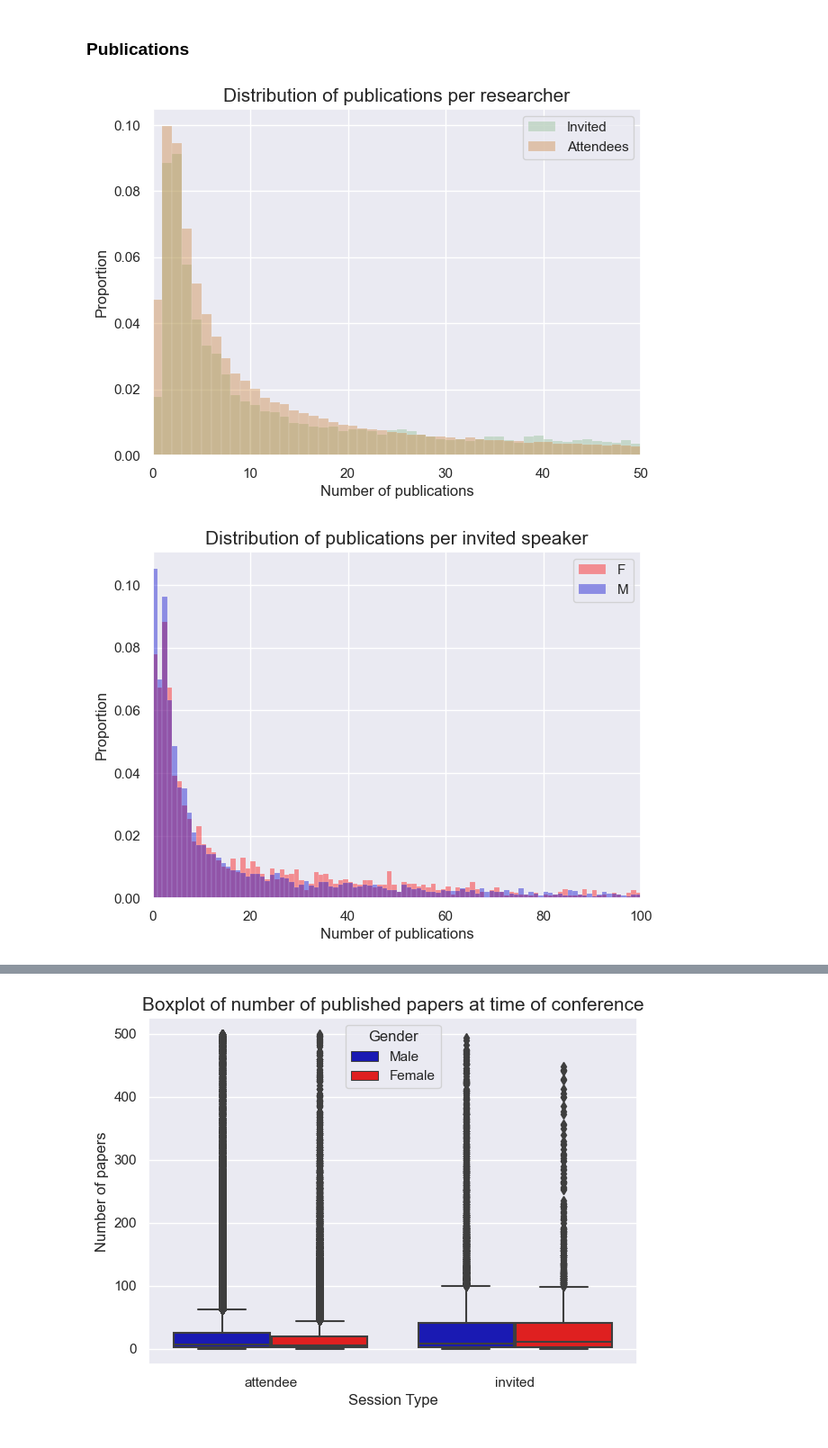
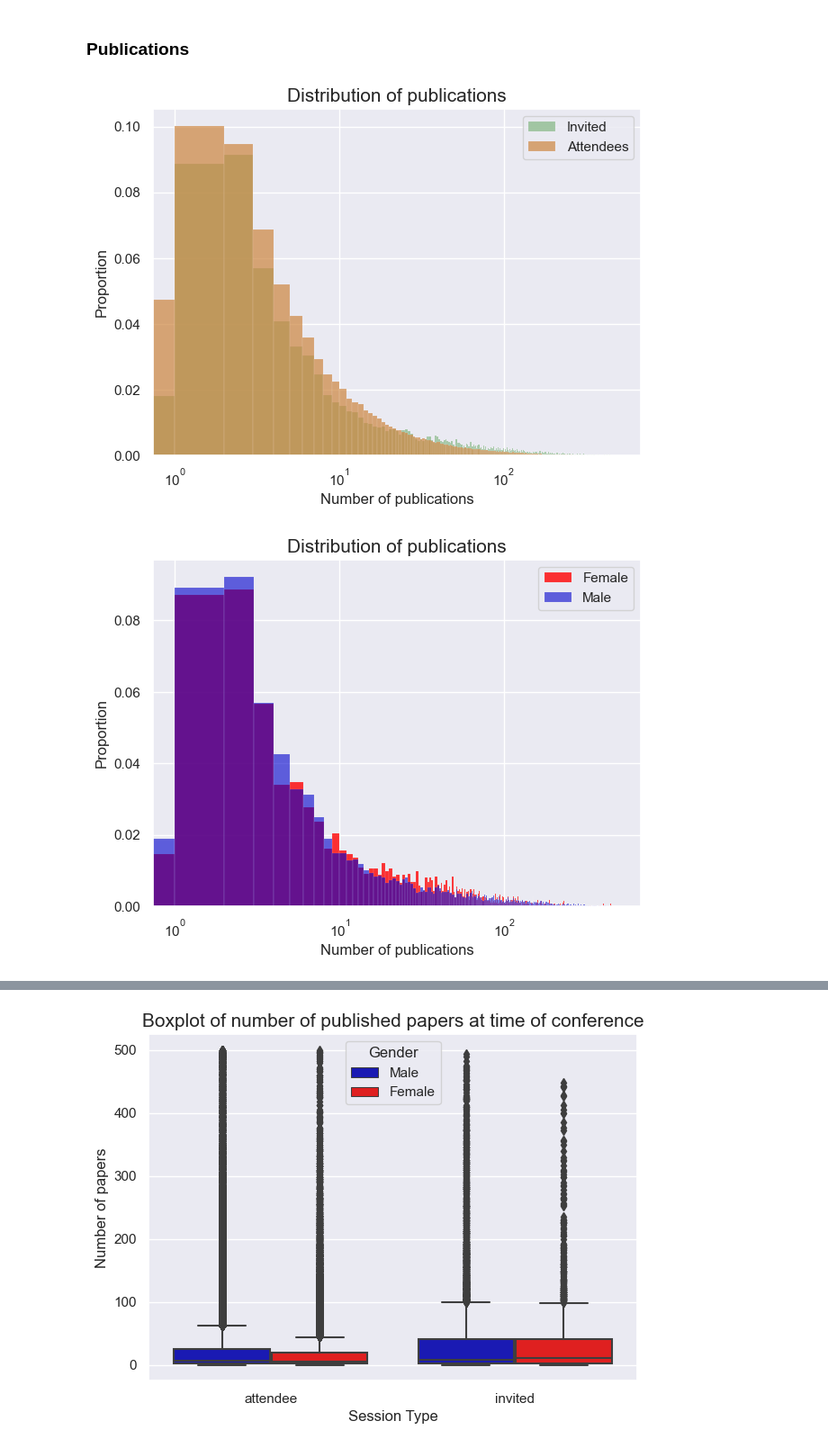
Before and after one commit to EllenWM/Evolution-of-Gender-Diversity-in-Physics-Conferences, a Jupyter notebook: Plots.ipynb, the cells around one changed output, grey strips where cells are left out. Shown at 90% size. Drawn from its saved outputs; the diff is of its cells as text; code cells hidden in the pictures.

```diff
--- a/Plots.ipynb
+++ b/Plots.ipynb
@@ -415,16 +467,17 @@ plt.show()
 # %% [markdown]
 ### Publications
 # %%
-sns.histplot(data = invited, x = 'CumulativePaperCount', stat = 'proportion', color = 'darkseagreen', label = 'Invited', alpha = 0.4, binwidth = 1)
-sns.histplot(data = attendees, x = 'CumulativePaperCount', stat = 'proportion', color = 'peru', label = 'Attendees', alpha = 0.4, binwidth = 1)
+sns.histplot(data = invited, x = 'CumulativePaperCount', stat = 'proportion', color = 'darkseagreen', label = 'Invited', alpha = 0.8, binwidth = 1)
+sns.histplot(data = attendees, x = 'CumulativePaperCount', stat = 'proportion', color = 'peru', label = 'Attendees', alpha = 0.7, binwidth = 1)
 plt.legend()
-plt.xlim(0, 50)
+plt.xscale('log')
+#plt.xlim(0, 100)
 plt.xlabel("Number of publications", fontsize=12)
-plt.title("Distribution of publications per researcher", fontsize = 15)
+plt.title("Distribution of publications", fontsize = 15)
 plt.savefig("Figures/publications_dist_all.png", bbox_inches='tight')
 plt.show()
 # %% [output]
-[figure, old version]
+[figure, new version]
 # %%
 maleInv = invited[invited.Gender == 'Male']
 femaleInv = invited[invited.Gender == 'Female']
@@ -433,12 +488,13 @@ femaleAtt = attendees[attendees.Gender == 'Female']
 # %%
 #same plot as the one above
-sns.histplot(data = femaleInv, x = 'CumulativePaperCount', stat = 'proportion', color = 'red', label = 'F', binwidth = 1, alpha = 0.4)
-sns.histplot(data = maleInv, x = 'CumulativePaperCount', stat = 'proportion', color = 'mediumblue', label = 'M', binwidth = 1, alpha = 0.4)
+sns.histplot(data = femaleInv, x = 'CumulativePaperCount', stat = 'proportion', color = 'red', label = 'Female', binwidth = 1, alpha = 0.8)
+sns.histplot(data = maleInv, x = 'CumulativePaperCount', stat = 'proportion', color = 'mediumblue', label = 'Male', binwidth = 1, alpha = 0.6)
 plt.legend()
-plt.xlim(0, 100)
+plt.xscale('log')
+#plt.xlim(0, 100)
 plt.xlabel("Number of publications", fontsize=12)
-plt.title("Distribution of publications per invited speaker", fontsize = 15)
+plt.title("Distribution of publications", fontsize = 15)
 plt.savefig("Figures/publications_dist_invited.png", bbox_inches='tight')
 plt.show()
 # %% [output]
-[figure, old version]
+[figure, new version]
```
Also changed, not shown: parts of 39 cells of this notebook, 1 other file.
